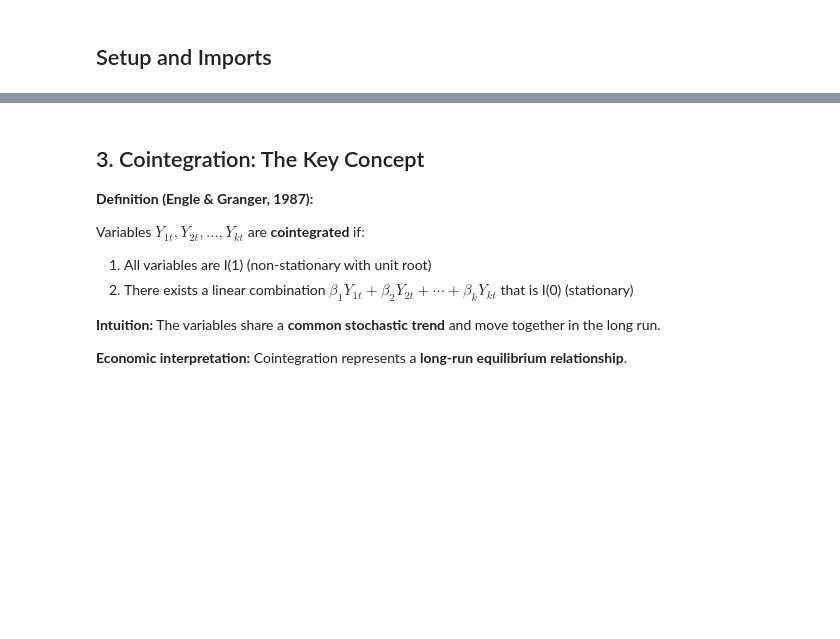
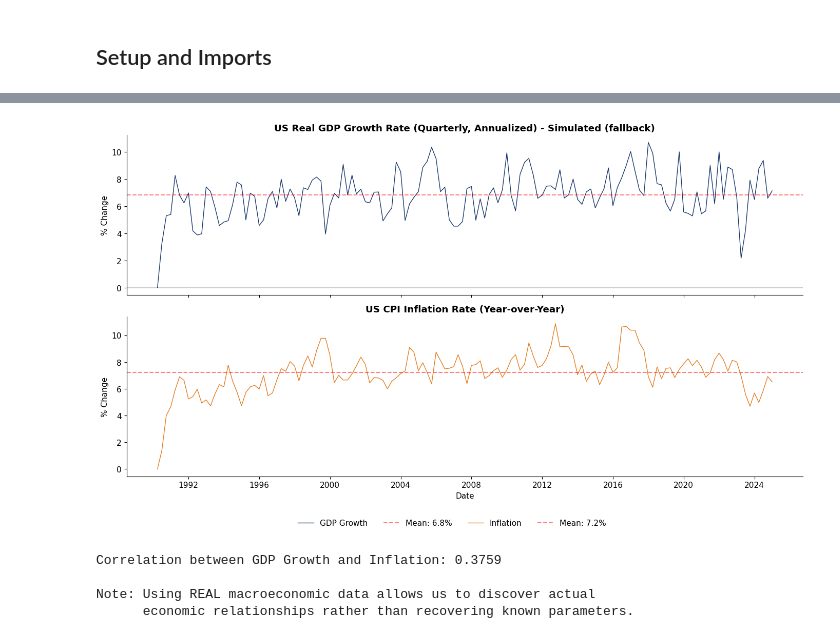
Before and after one commit to danpele/Time-Series-Analysis, a Jupyter notebook: chapter6_lecture_notebook.ipynb, the cells around one changed output, grey strips where cells are left out. Saved outputs shown, nothing was run; the diff lists cells and outputs as text; code cells hidden in the pictures; blank space fills up the shorter version.

```diff
--- a/chapter6_lecture_notebook.ipynb
+++ b/chapter6_lecture_notebook.ipynb
@@ -94,27 +157,35 @@ Many economic and financial variables are **non-stationary** (I(1)):
 # %%
-# Demonstrate spurious regression
-np.random.seed(42)
-n = 200
+# Plot the multivariate time series
+fig, axes = plt.subplots(2, 1, figsize=(14, 8), sharex=True)
 
-# Two INDEPENDENT random walks
-y1 = np.cumsum(np.random.randn(n))  # Random walk 1
-y2 = np.cumsum(np.random.randn(n))  # Random walk 2 (independent!)
+axes[0].plot(data.index, data['GDP_Growth'], color=COLORS['blue'], linewidth=1, label='GDP Growth')
+axes[0].axhline(y=data['GDP_Growth'].mean(), color='red', linestyle='--', alpha=0.5, label=f'Mean: {data["GDP_Growth"].mean():.1f}%')
+axes[0].axhline(y=0, color='black', linestyle='-', alpha=0.2)
+axes[0].set_title(f'US Real GDP Growth Rate (Quarterly, Annualized) - {DATA_SOURCE}', fontweight='bold')
+axes[0].set_ylabel('% Change')
 
-# Run OLS regression
-X = add_constant(y2)
-model = OLS(y1, X).fit()
+axes[1].plot(data.index, data['Inflation'], color=COLORS['orange'], linewidth=1, label='Inflation')
+axes[1].axhline(y=data['Inflation'].mean(), color='red', linestyle='--', alpha=0.5, label=f'Mean: {data["Inflation"].mean():.1f}%')
+axes[1].set_title('US CPI Inflation Rate (Year-over-Year)', fontweight='bold')
+axes[1].set_xlabel('Date')
+axes[1].set_ylabel('% Change')
 
-# Calculate Durbin-Watson
-from statsmodels.stats.stattools import durbin_watson
-dw = durbin_watson(model.resid)
+# Combined legend at bottom
+handles1, labels1 = axes[0].get_legend_handles_labels()
+handles2, labels2 = axes[1].get_legend_handles_labels()
+fig.legend(handles1 + handles2, labels1 + labels2, loc='lower center', ncol=4, bbox_to_anchor=(0.5, -0.02))
 
-print("Spurious Regression Example")
-print("="*60)
-print(f"R-squared: {model.rsquared:.4f}")
-print(f"Coefficient on Y2: {model.params[1]:.4f} (t-stat: {model.tvalues[1]:.2f})")
-print(f"P-value: {model.pvalues[1]:.6f}")
-print(f"Durbin-Watson: {dw:.4f}")
-print()
-print(f"R² > DW? {model.rsquared:.4f} > {dw:.4f} = {model.rsquared > dw}")
-print("\n⚠️ WARNING: These series are COMPLETELY INDEPENDENT!")
-print("   High R² and significant coefficient are SPURIOUS!")
+plt.tight_layout()
+plt.subplots_adjust(bottom=0.12)
+plt.show()
+
+# Correlation and basic statistics
+print(f"\nCorrelation between GDP Growth and Inflation: {data['GDP_Growth'].corr(data['Inflation']):.4f}")
+print(f"\nNote: Using REAL macroeconomic data allows us to discover actual")
+print(f"      economic relationships rather than recovering known parameters.")
+# %% [output]
+[figure, added]
+Correlation between GDP Growth and Inflation: 0.3759
+
+Note: Using REAL macroeconomic data allows us to discover actual
+      economic relationships rather than recovering known parameters.
@@ -148,12 +191,0 @@ plt.show()
-# %% [markdown]
-## 3. Cointegration: The Key Concept
-
-**Definition (Engle & Granger, 1987):**
-
-Variables $Y_{1t}, Y_{2t}, \ldots, Y_{kt}$ are **cointegrated** if:
-1. All variables are I(1) (non-stationary with unit root)
-2. There exists a linear combination $\beta_1 Y_{1t} + \beta_2 Y_{2t} + \cdots + \beta_k Y_{kt}$ that is I(0) (stationary)
-
-**Intuition:** The variables share a **common stochastic trend** and move together in the long run.
-
-**Economic interpretation:** Cointegration represents a **long-run equilibrium relationship**.
```
Also changed, not shown: parts of 46 cells of this notebook, 40 other files.
